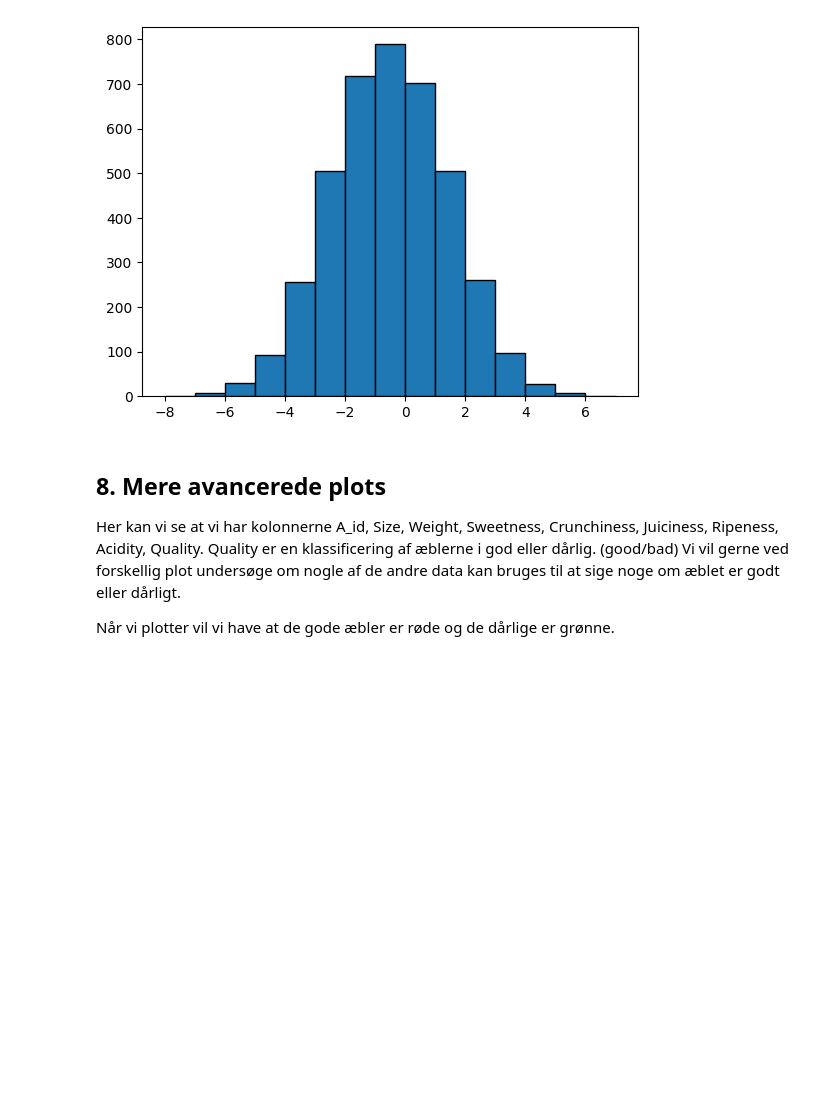
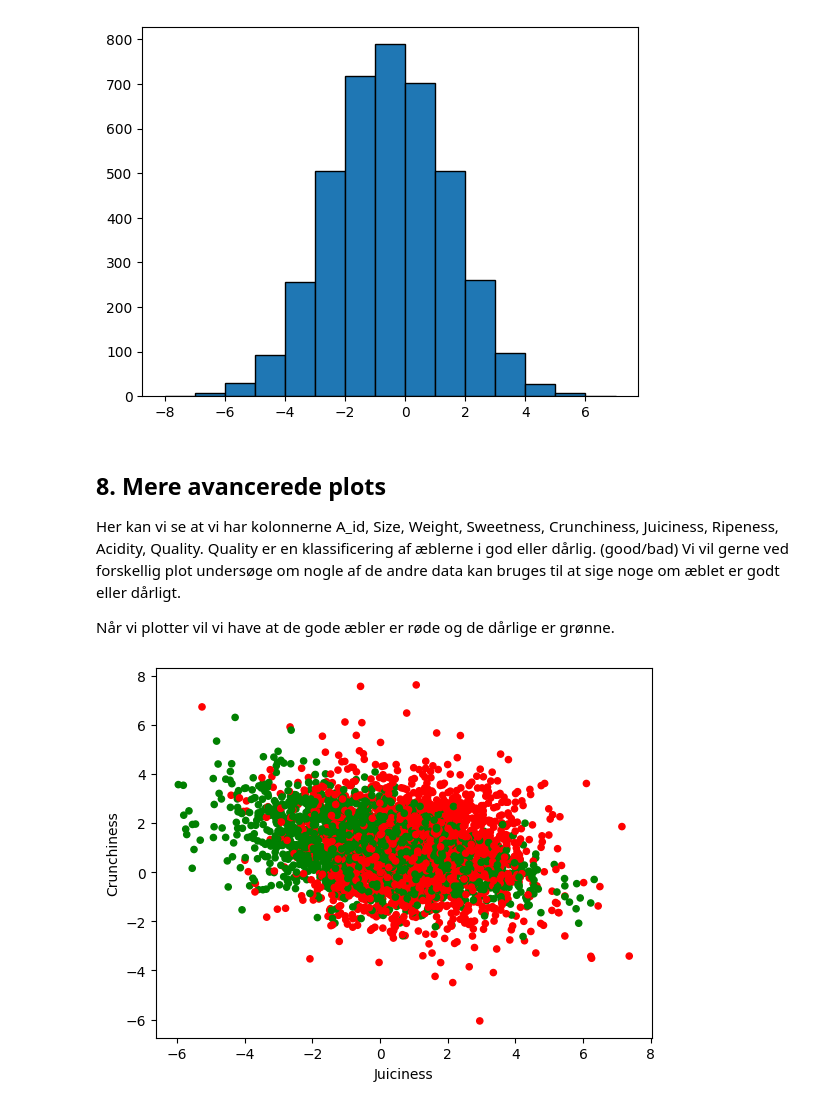
Before and after one commit to hchulvej/MachineLearning, a Jupyter notebook: Apples_elevark_test.ipynb, the cells around one changed output. Saved outputs shown, nothing was run; the diff lists cells and outputs as text; code cells hidden in the pictures; blank space fills up the shorter version.

```diff
--- a/Apples_elevark_test.ipynb
+++ b/Apples_elevark_test.ipynb
@@ -286,14 +286,16 @@ Quality er en klassificering af æblerne i god eller dårlig. (good/bad) Vi vil
 Når vi plotter vil vi have at de gode æbler er røde og de dårlige er grønne.
 # %%
 # Vi vil definere kontrolstruktur, som angiver farven rød, hvis et givet æbles kvalitet er 'good' og farven grøn hvis det er 'bad'.
-# colors = np.where(df["Quality"]=="good",'red','green')
+colors = np.where(df["Quality"]=="good",'red','green')
 # Fjern # fra ovenstående linje og kør koden.
 # %%
 # Vi bruger et "scatter plot" til at plotte to æbleegenskaber op mod hinanden. Den ene egenskab sættes som x-koordinat og den anden som y-koordinat
 # og talparrene plottes i et almindeligt koordinatssystem.
 # Hvert punkt tildeles en farve baseret på den kontrolstruktur, som du definerede før (god = rød, dårlig = grøn)
-# <dataframe>.plot.scatter(x="Juiciness", y="Crunchiness", c=colors)
+df.plot.scatter(x="Juiciness", y="Crunchiness", c=colors);
 # Fjern # i linjen ovenfor. Husk at erstatte <dataframe> med din egen variabel.
+# %% [output]
+[figure, added]
 # %%
 # Undersøg egenskaberne to og to ved at lave flere scatter plots som ovenstående.
 # %%
```
Also changed, not shown: parts of 3 cells of this notebook.
